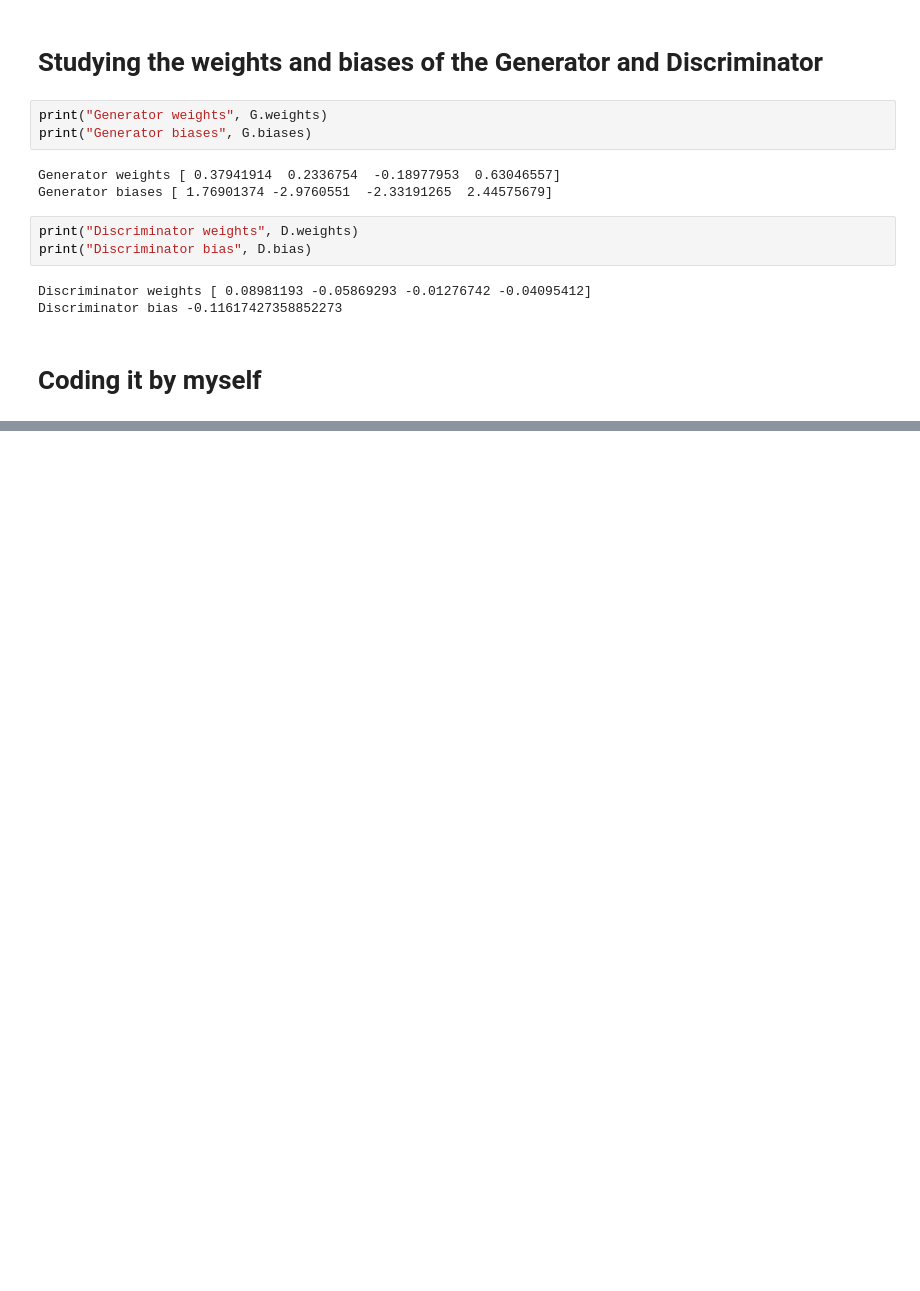
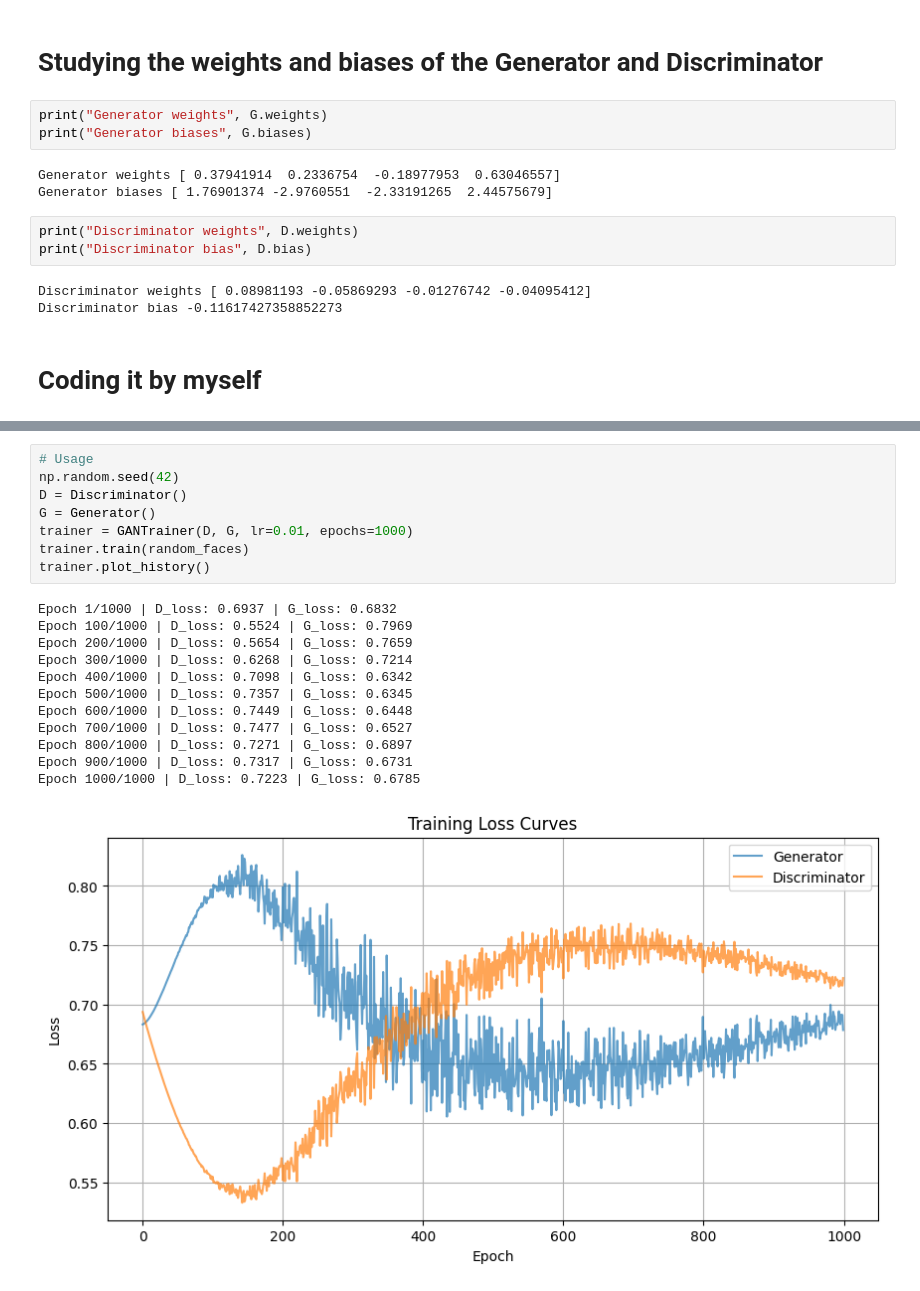
Before and after one commit to yashpundir/Research-Study, a Jupyter notebook: gans/GANs_in_Slanted_Land.ipynb, the cells around one changed output, grey strips where cells are left out. Saved outputs shown, nothing was run; the diff lists cells and outputs as text; blank space fills up the shorter version.

```diff
--- a/gans/GANs_in_Slanted_Land.ipynb
+++ b/gans/GANs_in_Slanted_Land.ipynb
@@ -320,0 +490,21 @@ for epoch in range(epochs):
+# %%
+# Usage
+np.random.seed(42)
+D = Discriminator()
+G = Generator()
+trainer = GANTrainer(D, G, lr=0.01, epochs=1000)
+trainer.train(random_faces)
+trainer.plot_history()
+# %% [output]
+Epoch 1/1000 | D_loss: 0.6937 | G_loss: 0.6832
+Epoch 100/1000 | D_loss: 0.5524 | G_loss: 0.7969
+Epoch 200/1000 | D_loss: 0.5654 | G_loss: 0.7659
+Epoch 300/1000 | D_loss: 0.6268 | G_loss: 0.7214
+Epoch 400/1000 | D_loss: 0.7098 | G_loss: 0.6342
+Epoch 500/1000 | D_loss: 0.7357 | G_loss: 0.6345
+Epoch 600/1000 | D_loss: 0.7449 | G_loss: 0.6448
+Epoch 700/1000 | D_loss: 0.7477 | G_loss: 0.6527
+Epoch 800/1000 | D_loss: 0.7271 | G_loss: 0.6897
+Epoch 900/1000 | D_loss: 0.7317 | G_loss: 0.6731
+Epoch 1000/1000 | D_loss: 0.7223 | G_loss: 0.6785
+[figure, added]
```
Also changed, not shown: parts of 24 cells of this notebook.
